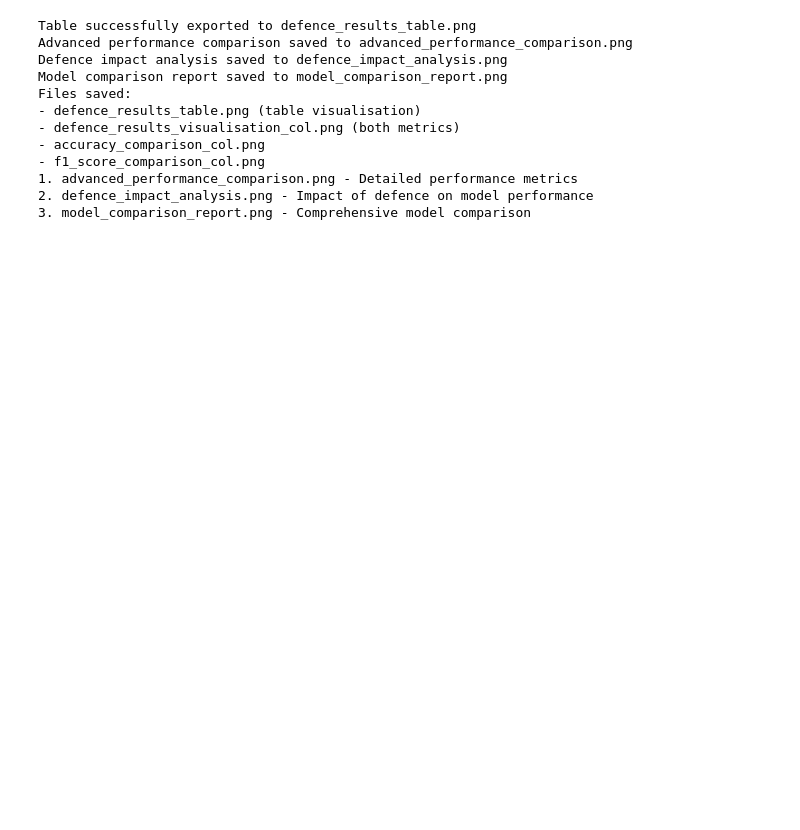
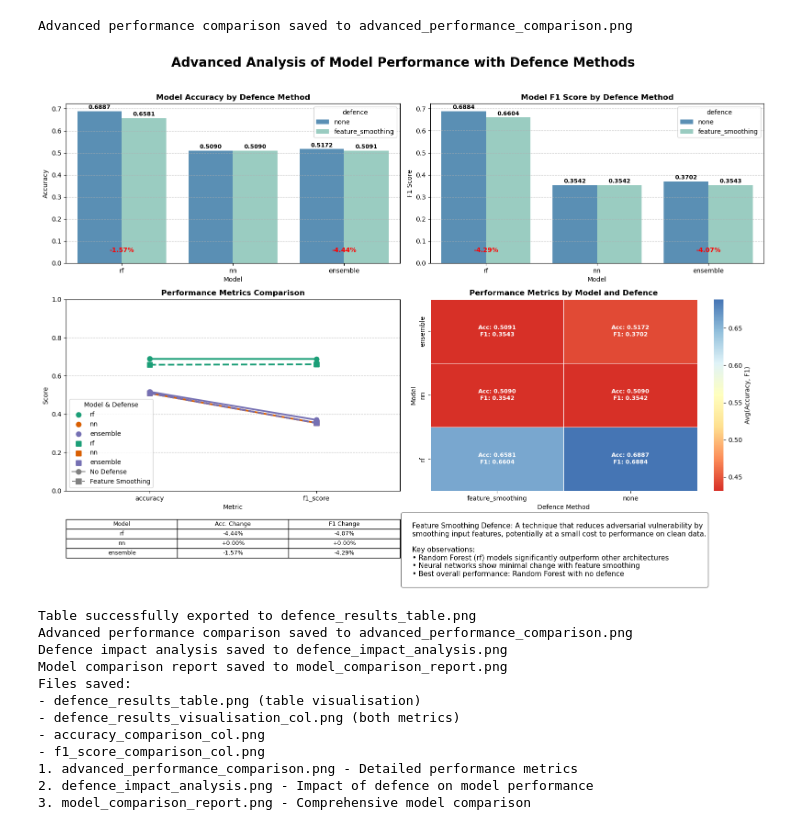
Before and after one commit to UniSA-ICT-2025-SP1-P2/capstone_project, a Jupyter notebook: prototype/results_presentation/defence_results_pres_jup.ipynb, the cells around one changed output. Cells and saved outputs as stored; diff of their text form; code cells hidden in the pictures; blank space fills up the shorter version.

```diff
--- a/prototype/results_presentation/defence_results_pres_jup.ipynb
+++ b/prototype/results_presentation/defence_results_pres_jup.ipynb
@@ -996,6 +996,11 @@ def create_model_comparison_report(csv_file="defence_results.csv", output_file="
 
     print(f"Model comparison report saved to {output_file}")
     return fig
+# %%
+create_advanced_performance_comparison()
+# %% [output]
+Advanced performance comparison saved to advanced_performance_comparison.png
+[figure, added]
 # %%
 table_result = visualise_defence_results(output_file="defence_results_table.png")
 
```
Also changed, not shown: 1 other file.
